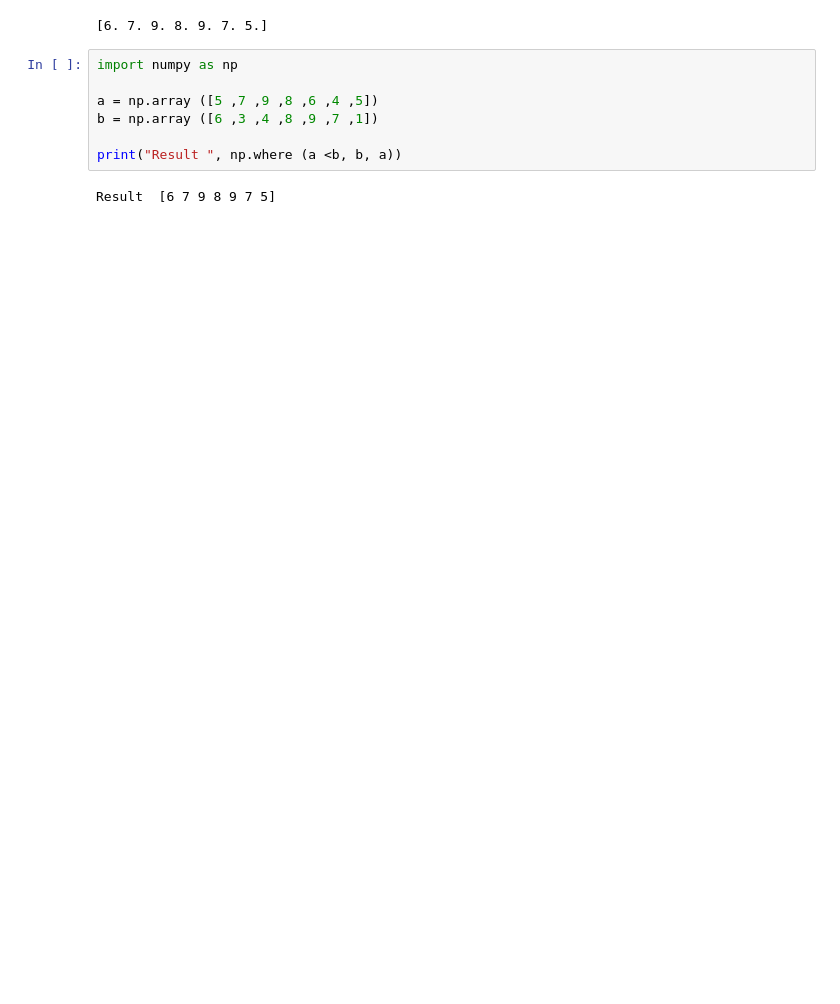
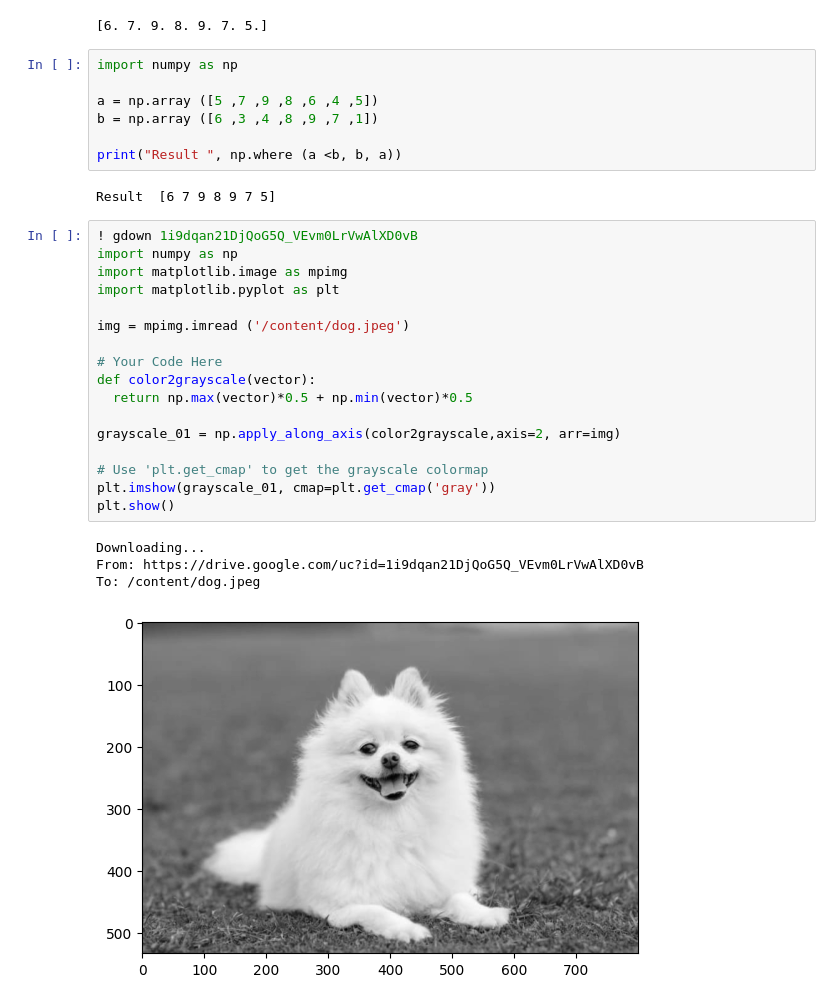
Before and after one commit to Thuy01234567/AIO, a Jupyter notebook: modul2_week1.ipynb, the cells around one changed output. Cells and saved outputs as stored; diff of their text form; blank space fills up the shorter version.

```diff
--- a/modul2_week1.ipynb
+++ b/modul2_week1.ipynb
@@ -91,4 +93,26 @@ b = np.array ([6 ,3 ,4 ,8 ,9 ,7 ,1])
 print("Result ", np.where (a <b, b, a))
 # %% [output]
 Result  [6 7 9 8 9 7 5]
+# %%
+! gdown 1i9dqan21DjQoG5Q_VEvm0LrVwAlXD0vB
+import numpy as np
+import matplotlib.image as mpimg
+import matplotlib.pyplot as plt
+
+img = mpimg.imread ('/content/dog.jpeg')
+
+# Your Code Here
+def color2grayscale(vector):
+  return np.max(vector)*0.5 + np.min(vector)*0.5
+
+grayscale_01 = np.apply_along_axis(color2grayscale,axis=2, arr=img)
+
+# Use 'plt.get_cmap' to get the grayscale colormap
+plt.imshow(grayscale_01, cmap=plt.get_cmap('gray'))
+plt.show()
+# %% [output]
+Downloading...
+From: https://drive.google.com/uc?id=1i9dqan21DjQoG5Q_VEvm0LrVwAlXD0vB
+To: /content/dog.jpeg
+[figure, added]
 # %%
```
Also changed, not shown: parts of 14 cells of this notebook.
